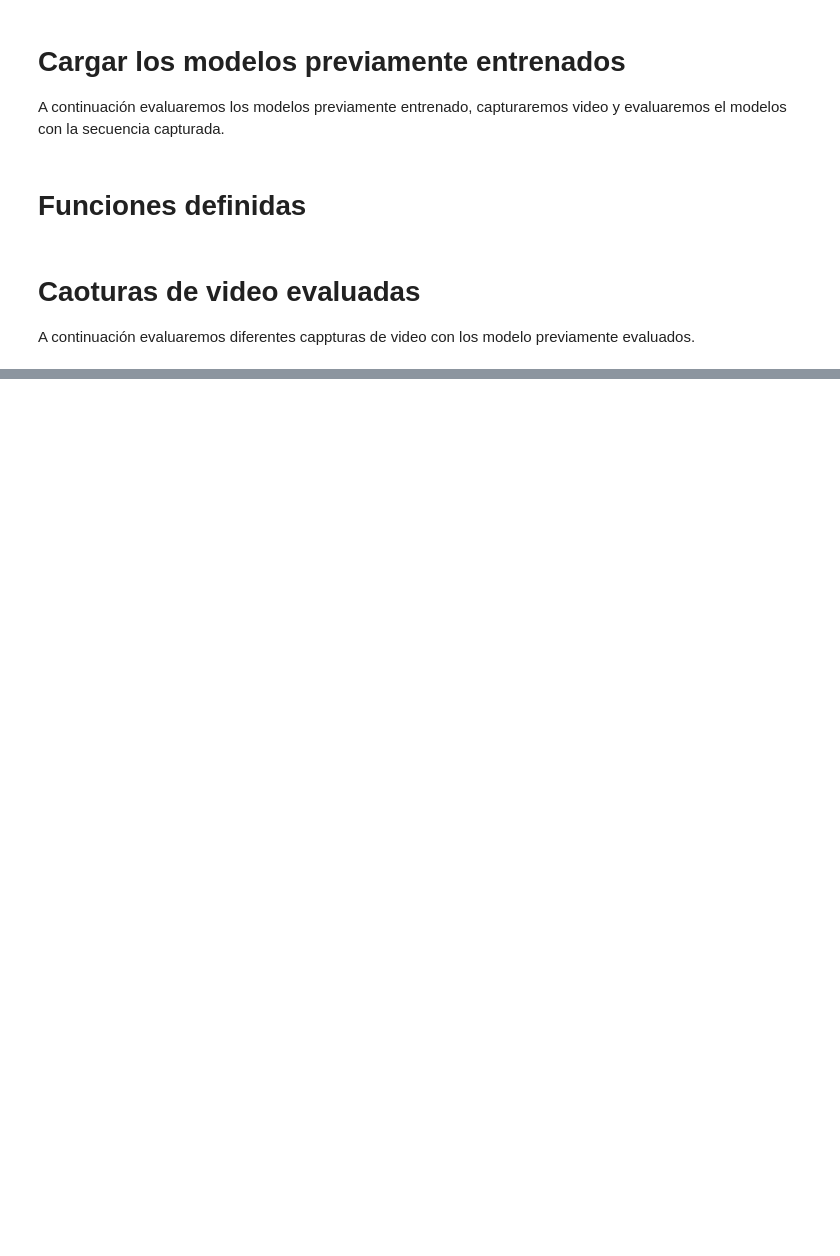
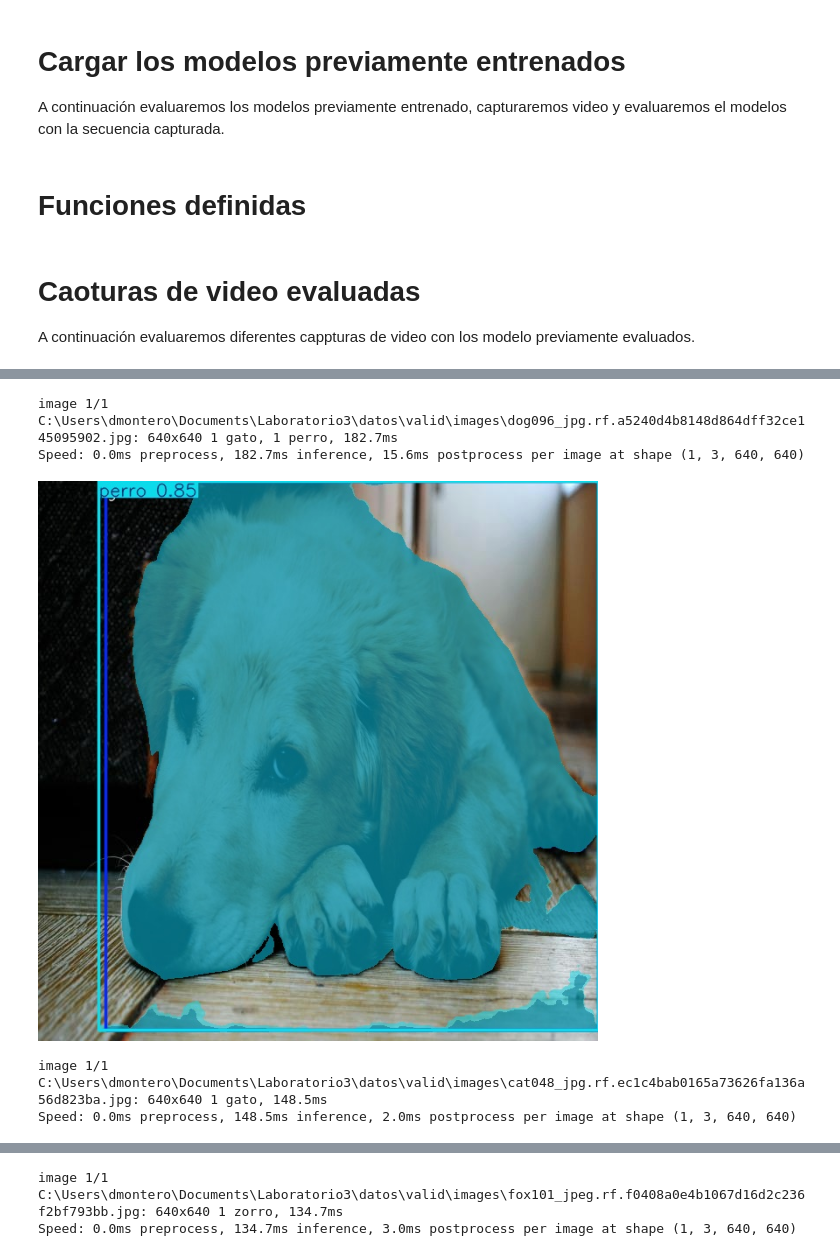
Before and after one commit to dmmontero/Laboratorio3_VC, a Jupyter notebook: Yolo_Video_Capturing.ipynb, the cells around one changed output, grey strips where cells are left out. Cells and saved outputs as stored; diff of their text form; code cells hidden in the pictures; blank space fills up the shorter version.

```diff
--- a/Yolo_Video_Capturing.ipynb
+++ b/Yolo_Video_Capturing.ipynb
@@ -82,6 +82,32 @@ def evaluarVideo(modelo):
     # Liberar la cámara y cerrar la ventana de matplotlib
     cap.release()
     plt.close()
+
+def predecir(modelo, img_path):
+    # Ruta de la imagen
+    ruta_imagen = "ruta/a/tu/imagen.jpg"
+
+    # Hacer la predicción
+    results = modelo(img_path,conf=0.25, iou=0.5, verbose=True)
+
+    # Procesar y guardar los resultados
+    for i, result in enumerate(results):
+        # Obtener la imagen original
+        original_image = result.orig_img
+
+        # Obtener la imagen con las predicciones (cajas delimitadoras y etiquetas)
+        pred_image = result.plot()  # Esta función dibuja las predicciones sobre la imagen original
+
+        # Guardar la imagen original (si es necesario)
+        original_image_path = f"original_image_{i}.jpg"
+        cv2.imwrite(original_image_path, original_image)
+
+        # Guardar la imagen con las predicciones
+        pred_image_path = f"pred_image_{i}.jpg"
+        cv2.imwrite(pred_image_path, pred_image)
+
+        # Mostrar la imagen con las predicciones
+        display(Image(filename=pred_image_path))
 # %% [markdown]
 # Caoturas de video evaluadas
 
@@ -93,0 +120,12 @@ Cantidad de instancias detectadas: 2
+# %%
+predecir(model,r'C:\Users\dmontero\Documents\Laboratorio3\datos\valid\images\dog096_jpg.rf.a5240d4b8148d864dff32ce145095902.jpg')
+
+predecir(model,r'C:\Users\dmontero\Documents\Laboratorio3\datos\valid\images\cat048_jpg.rf.ec1c4bab0165a73626fa136a56d823ba.jpg')
+
+predecir(model,r'C:\Users\dmontero\Documents\Laboratorio3\datos\valid\images\fox101_jpeg.rf.f0408a0e4b1067d16d2c236f2bf793bb.jpg')
+# %% [output]
+image 1/1 C:\Users\dmontero\Documents\Laboratorio3\datos\valid\images\dog096_jpg.rf.a5240d4b8148d864dff32ce145095902.jpg: 640x640 1 gato, 1 perro, 182.7ms
+Speed: 0.0ms preprocess, 182.7ms inference, 15.6ms postprocess per image at shape (1, 3, 640, 640)
+[figure, added]
+image 1/1 C:\Users\dmontero\Documents\Laboratorio3\datos\valid\images\cat048_jpg.rf.ec1c4bab0165a73626fa136a56d823ba.jpg: 640x640 1 gato, 148.5ms
+Speed: 0.0ms preprocess, 148.5ms inference, 2.0ms postprocess per image at shape (1, 3, 640, 640)
@@ -93,0 +133,2 @@ Cantidad de instancias detectadas: 2
+image 1/1 C:\Users\dmontero\Documents\Laboratorio3\datos\valid\images\fox101_jpeg.rf.f0408a0e4b1067d16d2c236f2bf793bb.jpg: 640x640 1 zorro, 134.7ms
+Speed: 0.0ms preprocess, 134.7ms inference, 3.0ms postprocess per image at shape (1, 3, 640, 640)
```
Also changed, not shown: parts of 2 cells of this notebook, 1 other file.
